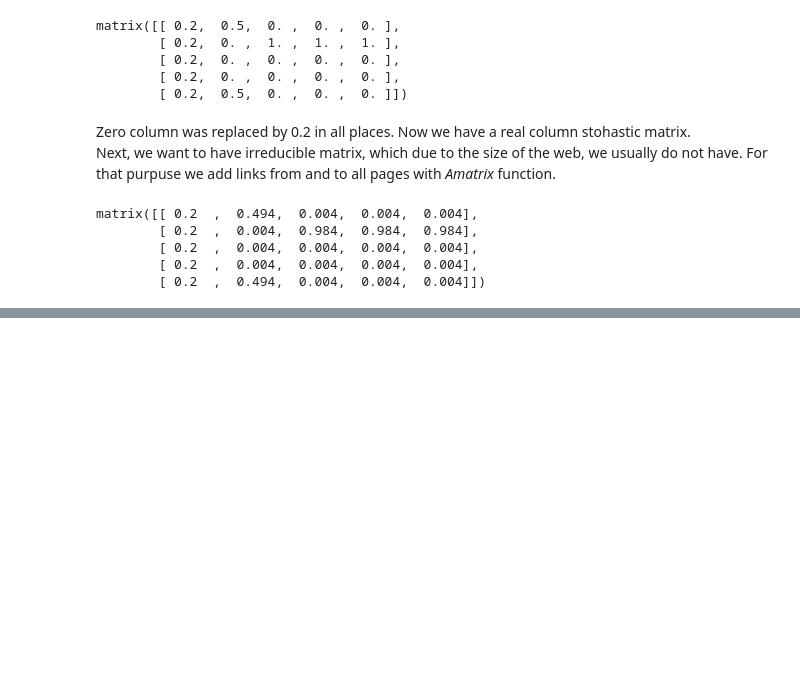
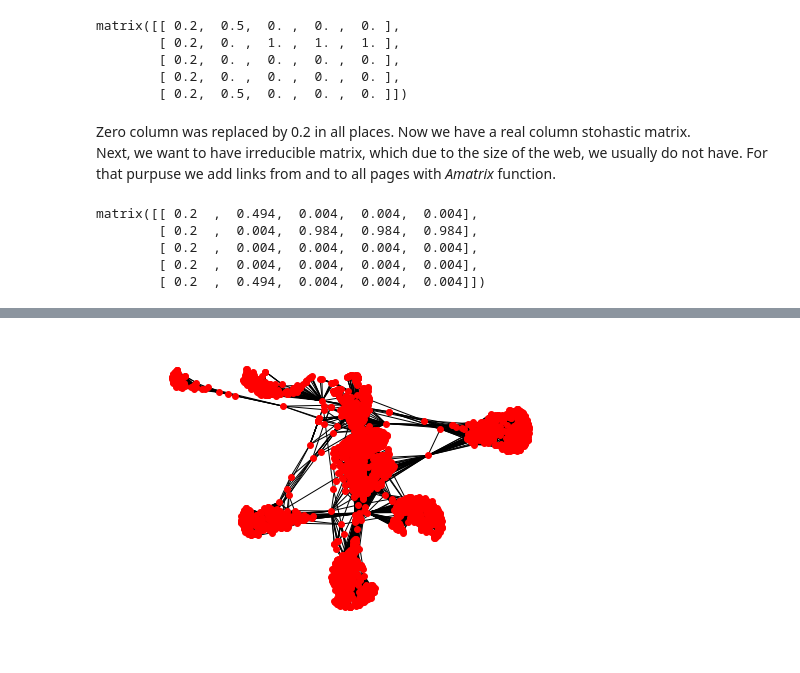
Before and after one commit to anamariostarijas/Katz-centrality-and-Google-s-PageRank, a Jupyter notebook: PageRank_documentation.ipynb, the cells around one changed output, grey strips where cells are left out. Saved outputs shown, nothing was run; the diff lists cells and outputs as text; code cells hidden in the pictures; blank space fills up the shorter version.

```diff
--- a/PageRank_documentation.ipynb
+++ b/PageRank_documentation.ipynb
@@ -245,0 +254,9 @@ time consumption: 0.013468847170173603 seconds
+# %%
+#citation:@misc{snapnets,
+#  author       = {Jure Leskovec and Andrej Krevl},
+#  title        = {{SNAP Datasets}: {Stanford} Large Network Dataset Collection},
+#  howpublished = {\url{http://snap.stanford.edu/data}},
+#  month        = jun,
+#  year         = 2014
+#}
+G_fb = nx.read_edgelist('facebook_combined.txt')
@@ -245,0 +271,7 @@ time consumption: 0.013468847170173603 seconds
+# %%
+spring_pos = nx.spring_layout(G_fb)
+nx.draw(G_fb, pos = spring_pos, node_size = 35)
+plt.savefig("Facebook_graph.png", format="PNG")
+plt.show()
+# %% [output]
+[figure, added]
```
Also changed, not shown: parts of 17 cells of this notebook, 5 other files.
